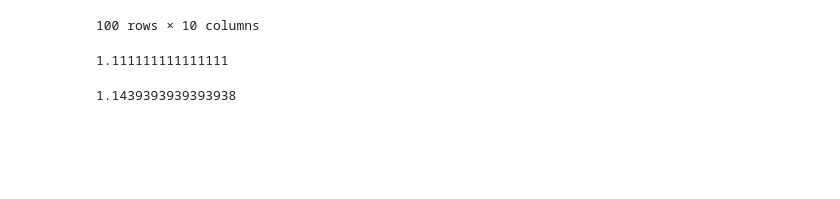
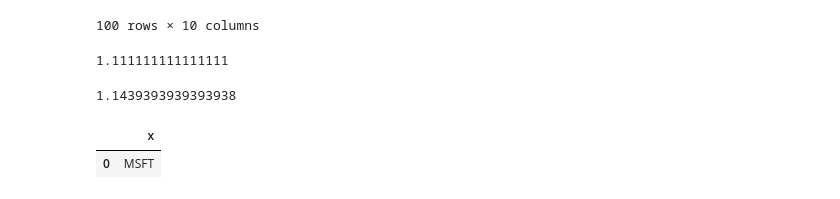
Before and after one commit to fx-walsh/pyfolio, a Jupyter notebook: eda/Untitled.ipynb, the cells around one changed output. Cells and saved outputs as stored; diff of their text form; code cells hidden in the pictures; blank space fills up the shorter version.

```diff
--- a/eda/Untitled.ipynb
+++ b/eda/Untitled.ipynb
@@ -258,3 +258,14 @@ earnings_df
 1.51/1.32
 # %% [output]
 1.1439393939393938
+# %%
+x = 'MSFT'
+
+x_dict = {'x': x}
+
+temp_df = pd.DataFrame(x_dict, index = [0])
+# %%
+temp_df
+# %% [output]
+|  | x |
+| 0 | MSFT |
```
Also changed, not shown: 4 other files.
